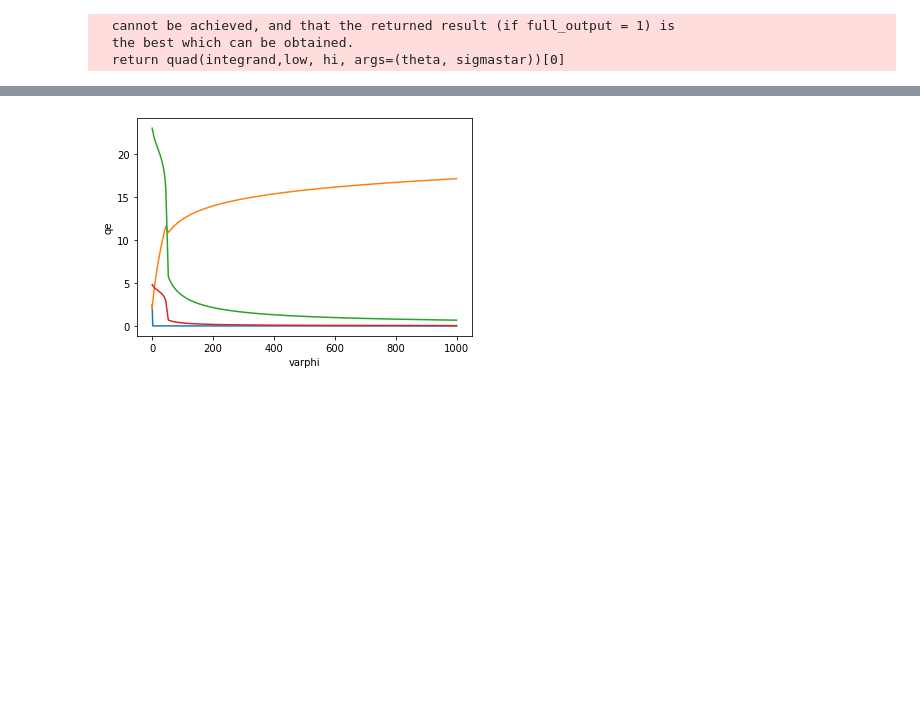
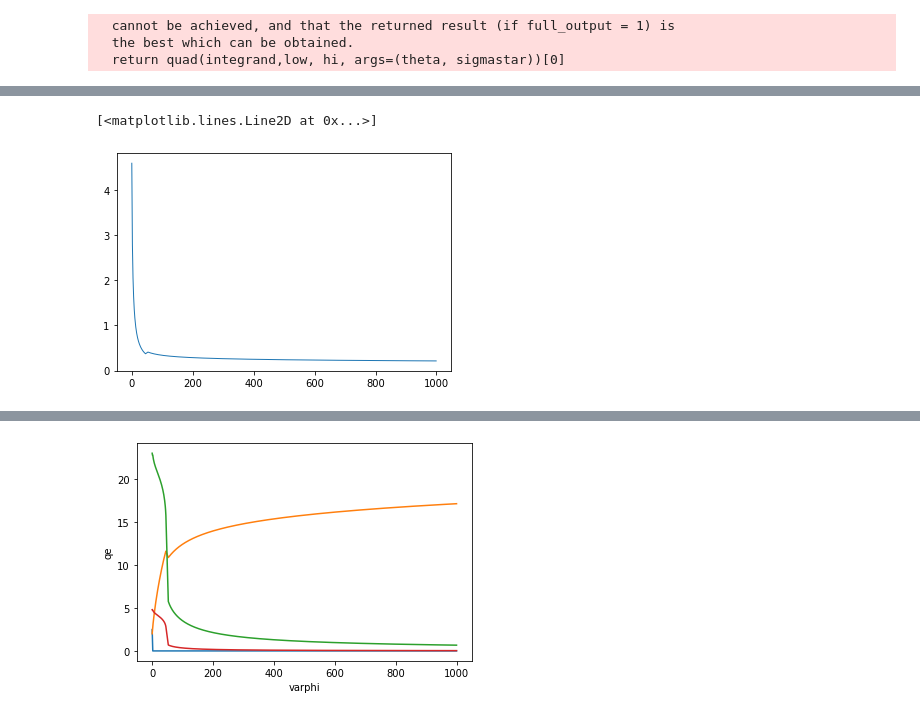
Before and after one commit to VoliCrank/Optimal-Unilateral-Carbon-Policy, a Jupyter notebook: Data/codes/renewable_one.ipynb, the cells around one changed output, grey strips where cells are left out. Cells and saved outputs as stored; diff of their text form; code cells hidden in the pictures; blank space fills up the shorter version.

```diff
--- a/Data/codes/renewable_one.ipynb
+++ b/Data/codes/renewable_one.ipynb
@@ -240,0 +283,5 @@ did not converge 52
+# %%
+plt.plot(df_fin['varphi'],df_fin['CeHH_prime'], color='C0',linewidth=1)
+# %% [output]
+[<matplotlib.lines.Line2D at 0x...>]
+[figure, added]
```
Also changed, not shown: parts of 17 cells of this notebook, 1 other file.
